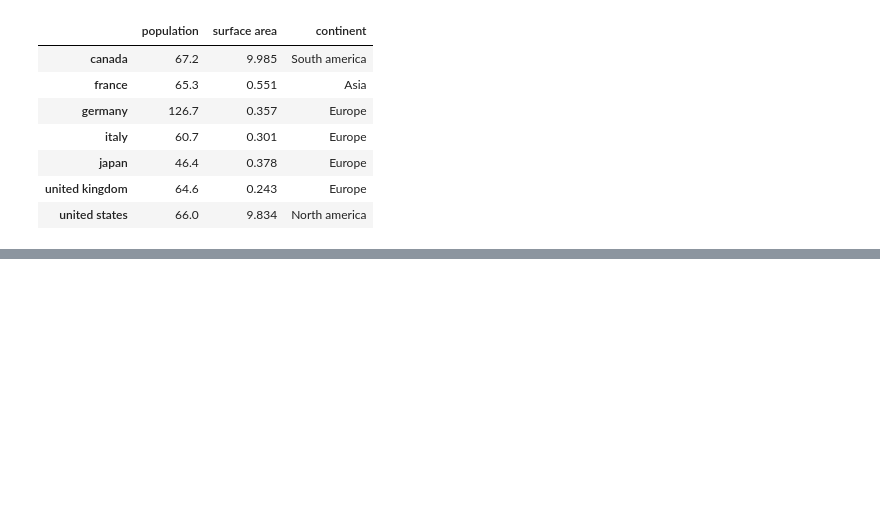
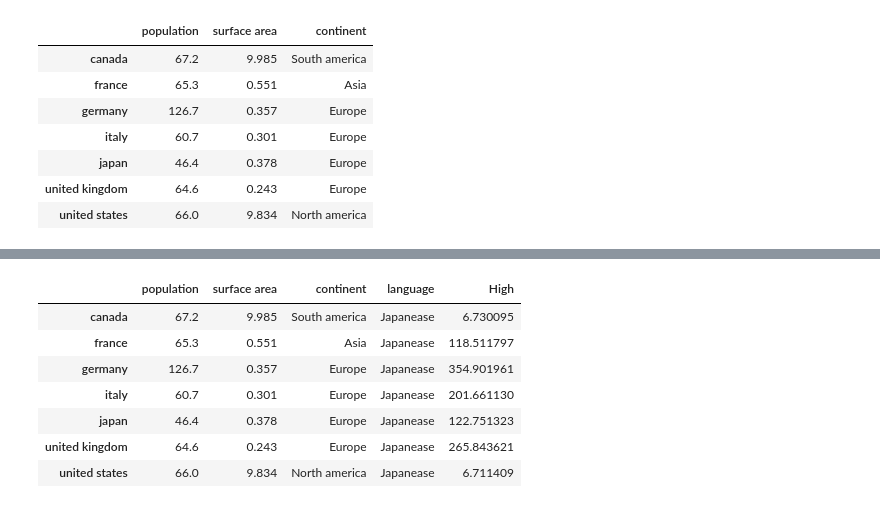
Before and after one commit to KHALIDIIN12/Data-science, a Jupyter notebook: Data analysis./pandas/intro_to_pandas.ipynb, the cells around one changed output, grey strips where cells are left out. Cells and saved outputs as stored; diff of their text form; code cells hidden in the pictures; blank space fills up the shorter version.

Commit message:
Modyfing dataframes, replacing values per column, creating columns from other columns and intro to reading csv data

```diff
--- a/Data analysis./pandas/intro_to_pandas.ipynb
+++ b/Data analysis./pandas/intro_to_pandas.ipynb
@@ -511,0 +523,9 @@ df
+# %%
+# when adding a new column to the dataframe
+Language = pd.Series(
+    ['English', 'French', 'German', 'Italian', 'Japanese', 'English', 'English'],
+    index = ['canada', 'france', 'germany', 'italy', 'japan', 'united kingdom', 'united states']
+
+)
+df['language'] = Language
+df
@@ -511,0 +543,3 @@ df
+# %%
+df['language'] = 'Japanease'
+df
@@ -511,0 +623,12 @@ df
+# %%
+df['High'] = df['population'] / df['surface area']
+df
+# %% [output]
+|  | population | surface area | continent | language | High |
+| canada | 67.2 | 9.985 | South america | Japanease | 6.730095 |
+| france | 65.3 | 0.551 | Asia | Japanease | 118.511797 |
+| germany | 126.7 | 0.357 | Europe | Japanease | 354.901961 |
+| italy | 60.7 | 0.301 | Europe | Japanease | 201.661130 |
+| japan | 46.4 | 0.378 | Europe | Japanease | 122.751323 |
+| united kingdom | 64.6 | 0.243 | Europe | Japanease | 265.843621 |
+| united states | 66.0 | 9.834 | North america | Japanease | 6.711409 |
```
Also changed, not shown: parts of 11 cells of this notebook, 4 other files.
